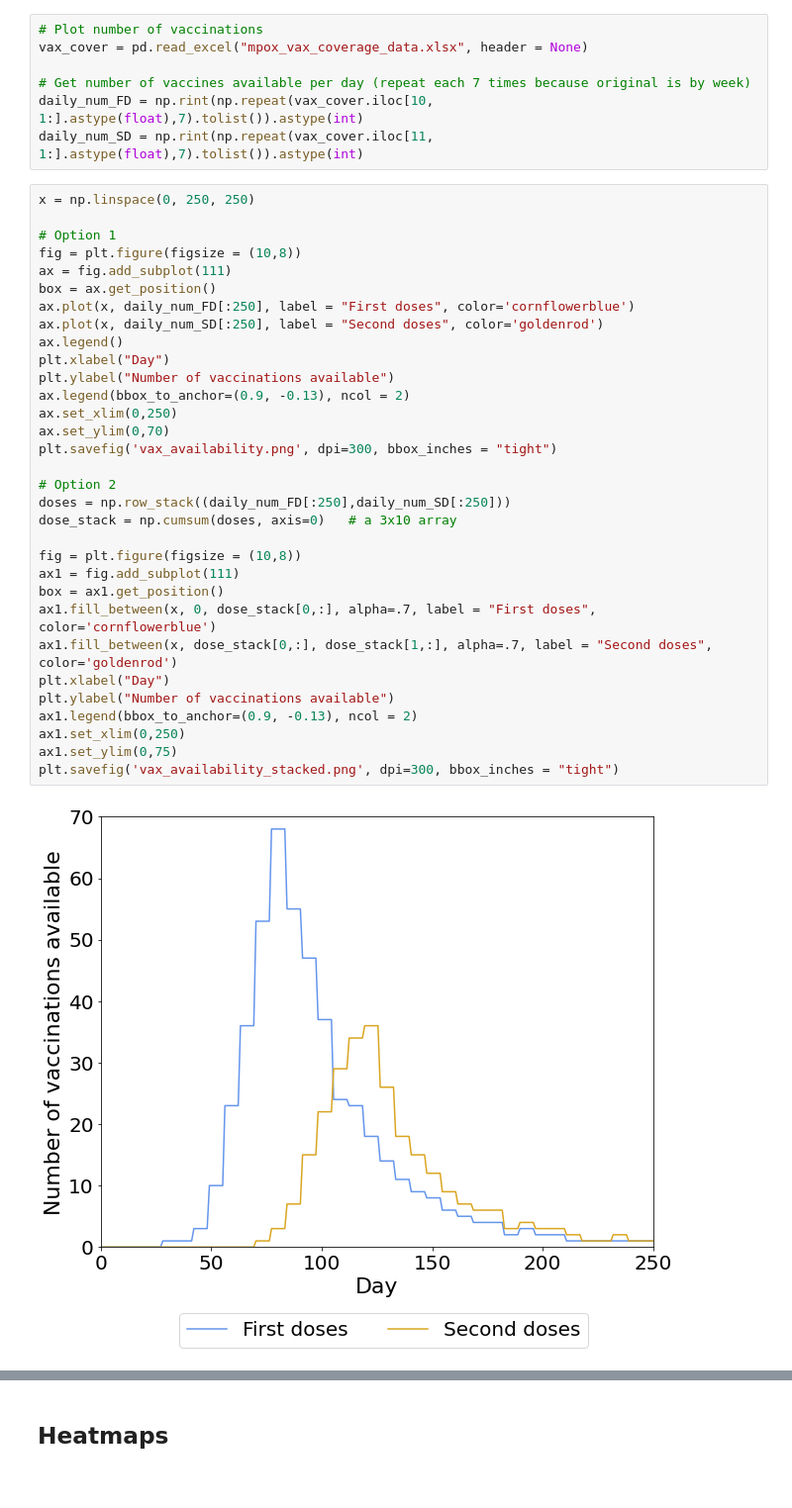
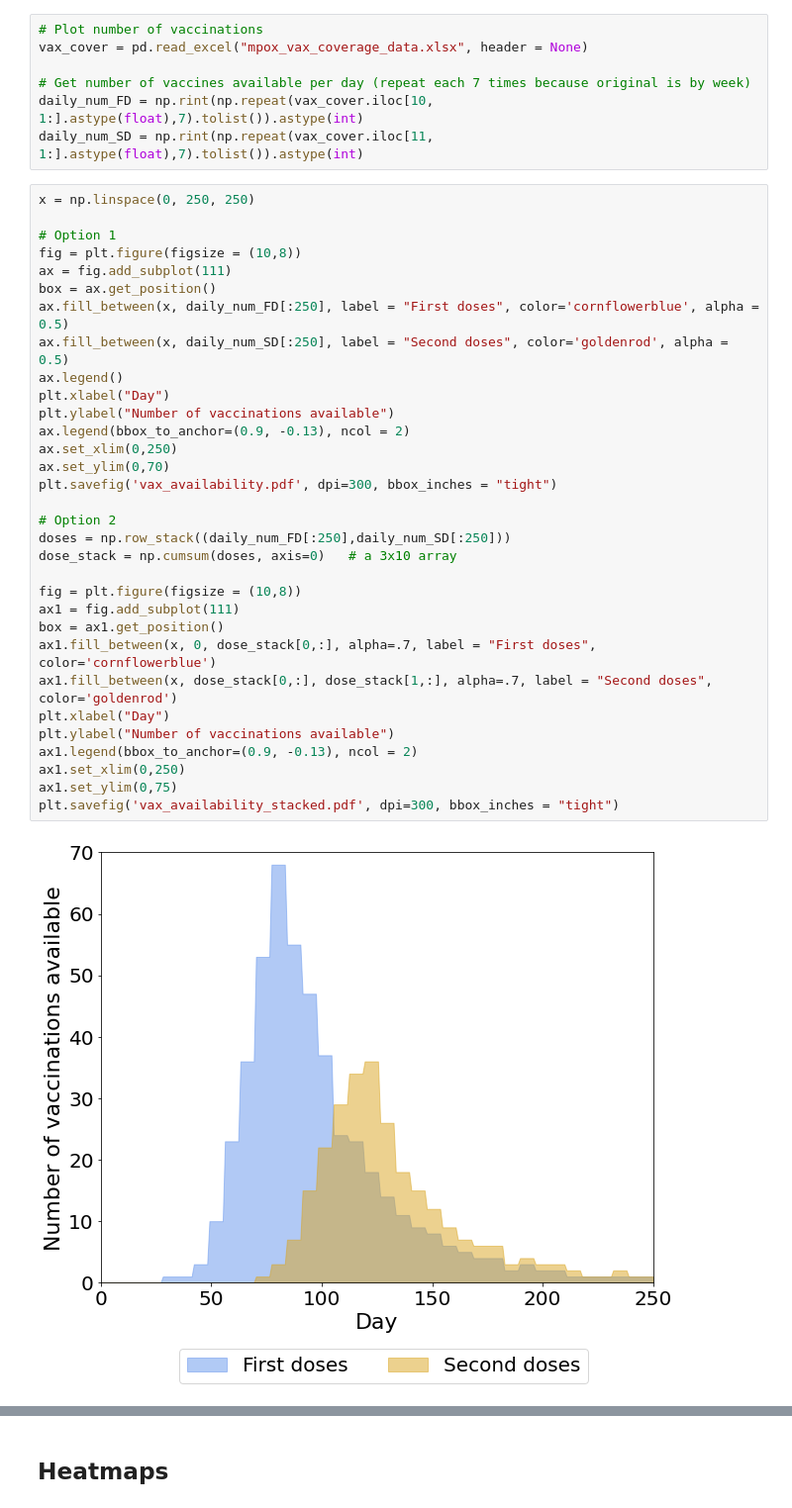
Before and after one commit to onnela-lab/mpox-model, a Jupyter notebook: create_figures_main.ipynb, the cells around one changed output, grey strips where cells are left out. Shown at 99% size. Drawn from its saved outputs; the diff is of its cells as text.

```diff
--- a/create_figures_main.ipynb
+++ b/create_figures_main.ipynb
@@ -43,37 +43,37 @@ daily_num_SD = np.rint(np.repeat(vax_cover.iloc[11, 1:].astype(float),7).tolist(
 # %%
 x = np.linspace(0, 250, 250)
 
 # Option 1
 fig = plt.figure(figsize = (10,8))
 ax = fig.add_subplot(111)
 box = ax.get_position()
-ax.plot(x, daily_num_FD[:250], label = "First doses", color='cornflowerblue')
-ax.plot(x, daily_num_SD[:250], label = "Second doses", color='goldenrod')
+ax.fill_between(x, daily_num_FD[:250], label = "First doses", color='cornflowerblue', alpha = 0.5)
+ax.fill_between(x, daily_num_SD[:250], label = "Second doses", color='goldenrod', alpha = 0.5)
 ax.legend()
 plt.xlabel("Day")
 plt.ylabel("Number of vaccinations available")
 ax.legend(bbox_to_anchor=(0.9, -0.13), ncol = 2)
 ax.set_xlim(0,250)
 ax.set_ylim(0,70)
-plt.savefig('vax_availability.png', dpi=300, bbox_inches = "tight")
+plt.savefig('vax_availability.pdf', dpi=300, bbox_inches = "tight")
 
 # Option 2
 doses = np.row_stack((daily_num_FD[:250],daily_num_SD[:250]))
 dose_stack = np.cumsum(doses, axis=0)   # a 3x10 array
 
 fig = plt.figure(figsize = (10,8))
 ax1 = fig.add_subplot(111)
 box = ax1.get_position()
 ax1.fill_between(x, 0, dose_stack[0,:], alpha=.7, label = "First doses", color='cornflowerblue')
 ax1.fill_between(x, dose_stack[0,:], dose_stack[1,:], alpha=.7, label = "Second doses", color='goldenrod')
 plt.xlabel("Day")
 plt.ylabel("Number of vaccinations available")
 ax1.legend(bbox_to_anchor=(0.9, -0.13), ncol = 2)
 ax1.set_xlim(0,250)
 ax1.set_ylim(0,75)
-plt.savefig('vax_availability_stacked.png', dpi=300, bbox_inches = "tight")
+plt.savefig('vax_availability_stacked.pdf', dpi=300, bbox_inches = "tight")
 # %% [output]
-[figure, old version]
+[figure, new version]
 [figure]
 # %% [markdown]
 ## Heatmaps
```
Also changed, not shown: parts of 5 cells of this notebook, 1 other file.
